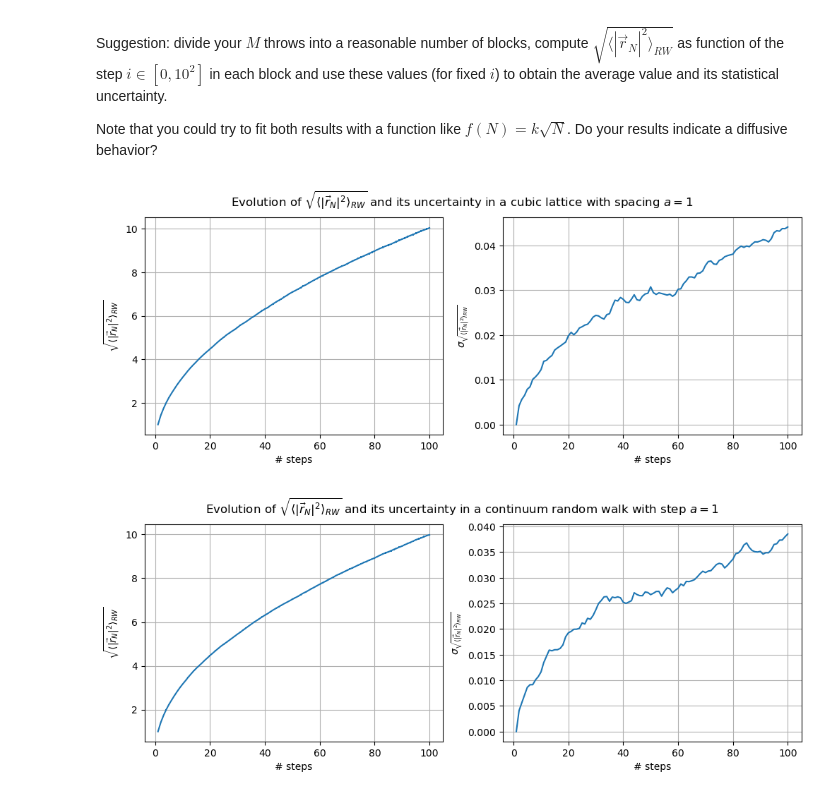
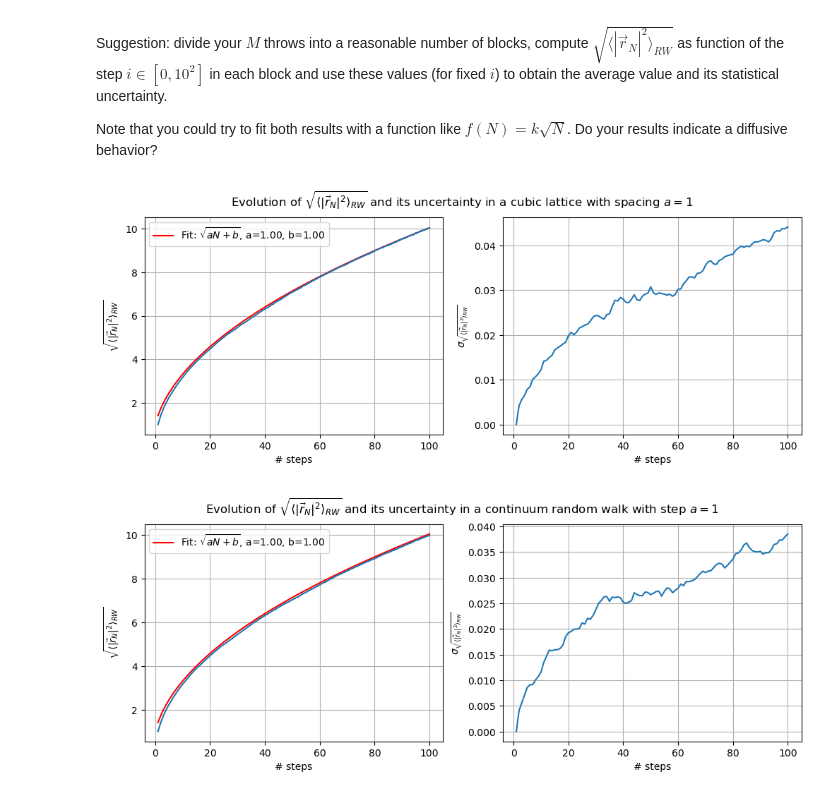
Before and after one commit to edoiannu/LSN_Exercises_Iannucci, a Jupyter notebook: Exercises_02/LSN_Exercises_02.ipynb, the cells around one changed output. Drawn from its saved outputs; the diff is of its cells as text; code cells hidden in the pictures.

```diff
--- a/Exercises_02/LSN_Exercises_02.ipynb
+++ b/Exercises_02/LSN_Exercises_02.ipynb
@@ -75,9 +75,13 @@ $$ I = \frac{1}{N} \sum_{i=1}^{N} \frac{f(x_i)}{p(x_i)}.$$
 import matplotlib
 import matplotlib.pyplot as plt
 import numpy as np
+from scipy.optimize import curve_fit
 
 mean = []
 sigma = []
+
+def sqrt_fit_func(N, a, b):
+    return np.sqrt(a * N + b)
 
 file = open("results/02-1-2.out", "r")
 
@@ -134,6 +138,9 @@ import numpy as np
 mean = []
 sigma = []
 N = np.arange(1,101)
+
+def sqrt_fit_func(N, a, b):
+    return np.sqrt(a * N + b)
 
 file = open("results/02-2-1.out", "r")
 
@@ -144,11 +151,19 @@ for line in file: # to read every line of the file
 
 file.close()
 
+# Fitting dei dati
+popt, pcov = curve_fit(sqrt_fit_func, N, mean, sigma=sigma)
+
+# Parametri ottimali del fit
+a_fit, b_fit = popt
+
 fig, (ax1, ax2) = plt.subplots(1, 2, figsize=(12, 4))
 
 ax1.errorbar(N,mean,yerr=sigma)
+ax1.plot(N, sqrt_fit_func(N, *popt), color='red', label=f'Fit: $\\sqrt{{a N + b}}$, a={a_fit:.2f}, b={b_fit:.2f}')
 ax1.set_xlabel('# steps')
 ax1.set_ylabel(r'$\sqrt{\langle |\vec{r}_N|^2 \rangle_{RW}}$')
+ax1.legend()
 ax1.grid(True)
 
 ax2.plot(N,sigma)
@@ -160,7 +175,7 @@ fig.suptitle(r'Evolution of $\sqrt{\langle |\vec{r}_N|^2 \rangle_{RW}}$ and its
 
 plt.show()
 # %% [output]
-[figure, old version]
+[figure, new version]
 # %%
 import matplotlib
 import matplotlib.pyplot as plt
@@ -168,31 +183,42 @@ import numpy as np
 
 mean = []
 sigma = []
 N = np.arange(1,101)
+
+def sqrt_fit_func(N, a, b):
+    return np.sqrt(a * N + b)
 
 file = open("results/02-2-2.out", "r")
 
 for line in file: # to read every line of the file
     elements = line.split()
     mean.append(float(elements[0]))
     sigma.append(float(elements[1]))
 
 file.close()
 
+# Fitting dei dati
+popt, pcov = curve_fit(sqrt_fit_func, N, mean, sigma=sigma)
+
+# Parametri ottimali del fit
+a_fit, b_fit = popt
+
 fig, (ax1, ax2) = plt.subplots(1, 2, figsize=(12, 4))
 
 ax1.errorbar(N,mean,yerr=sigma)
+ax1.plot(N, sqrt_fit_func(N, *popt), color='red', label=f'Fit: $\\sqrt{{a N + b}}$, a={a_fit:.2f}, b={b_fit:.2f}')
 ax1.set_xlabel('# steps')
 ax1.set_ylabel(r'$\sqrt{\langle |\vec{r}_N|^2 \rangle_{RW}}$')
+ax1.legend()
 ax1.grid(True)
 
 ax2.plot(N,sigma)
 ax2.set_xlabel('# steps')
 ax2.set_ylabel(r'$\sigma_{\sqrt{\langle |\vec{r}_N|^2 \rangle_{RW}}}$')
 ax2.grid(True)
 
 fig.suptitle(r'Evolution of $\sqrt{\langle |\vec{r}_N|^2 \rangle_{RW}}$ and its uncertainty in a continuum random walk with step $a=1$')
 
 plt.show()
 # %% [output]
-[figure, old version]
+[figure, new version]
```
Also changed, not shown: parts of 1 cell of this notebook, 26 other files.
